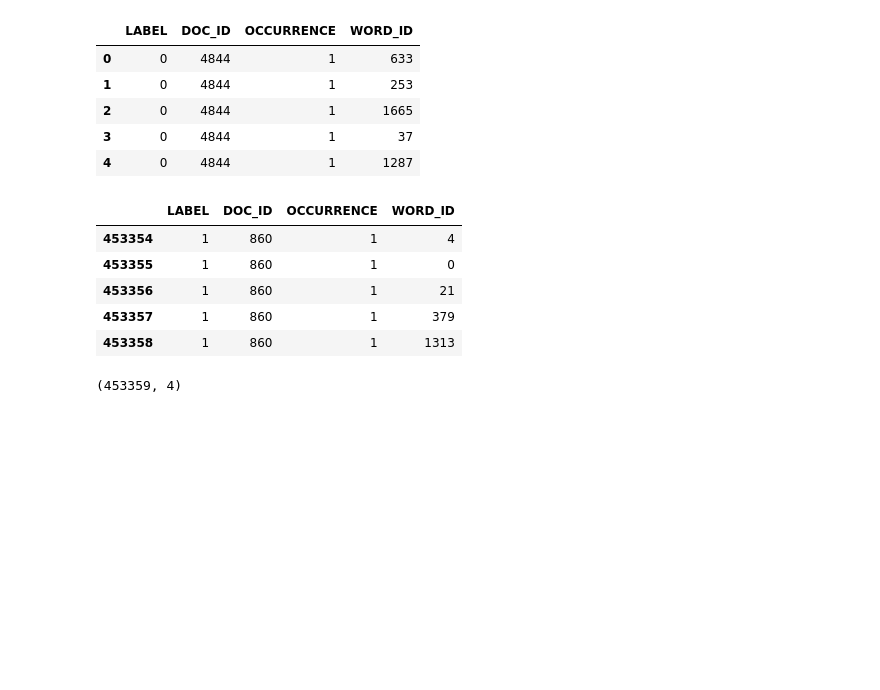
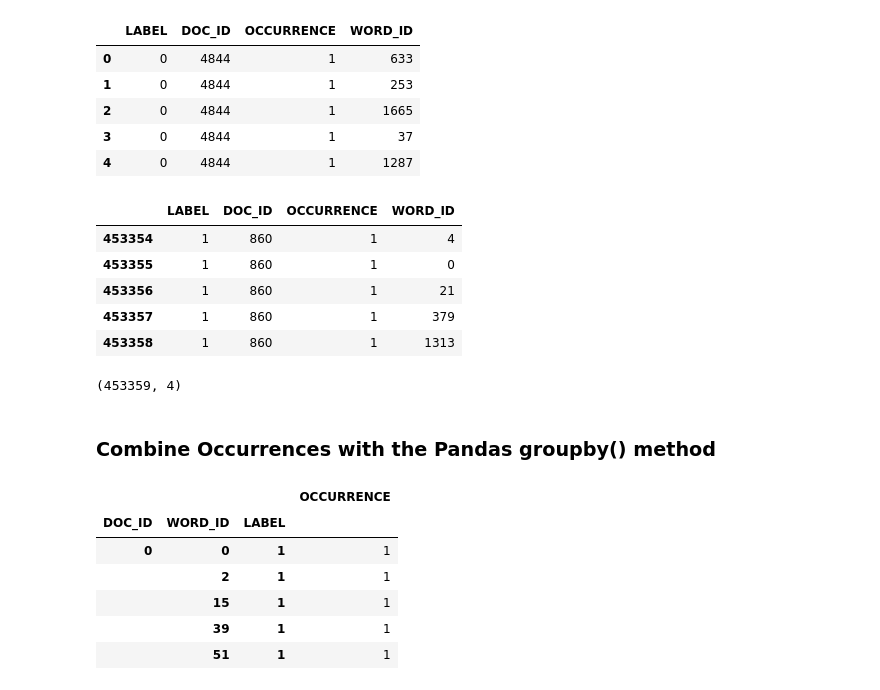
Before and after one commit to aximbr/My_IA, a Jupyter notebook: 021/06_Bayers_classifier.ipynb, the cells around one changed output. Drawn from its saved outputs; the diff is of its cells as text; code cells hidden in the pictures; blank space fills up the shorter version.

```diff
--- a/021/06_Bayers_classifier.ipynb
+++ b/021/06_Bayers_classifier.ipynb
@@ -1186,3 +1188,16 @@ sparse_train_df[-5:]
 sparse_train_df.shape
 # %% [output]
 (453359, 4)
+# %% [markdown]
+### Combine Occurrences with the Pandas groupby() method
+# %%
+train_grouped = sparse_train_df.groupby(['DOC_ID', 'WORD_ID', 'LABEL']).sum()
+train_grouped.head()
+# %% [output]
+|  |  |  | OCCURRENCE |
+| DOC_ID | WORD_ID | LABEL |  |
+| 0 | 0 | 1 | 1 |
+|  | 2 | 1 | 1 |
+|  | 15 | 1 | 1 |
+|  | 39 | 1 | 1 |
+|  | 51 | 1 | 1 |
```
Also changed, not shown: parts of 18 cells of this notebook.
